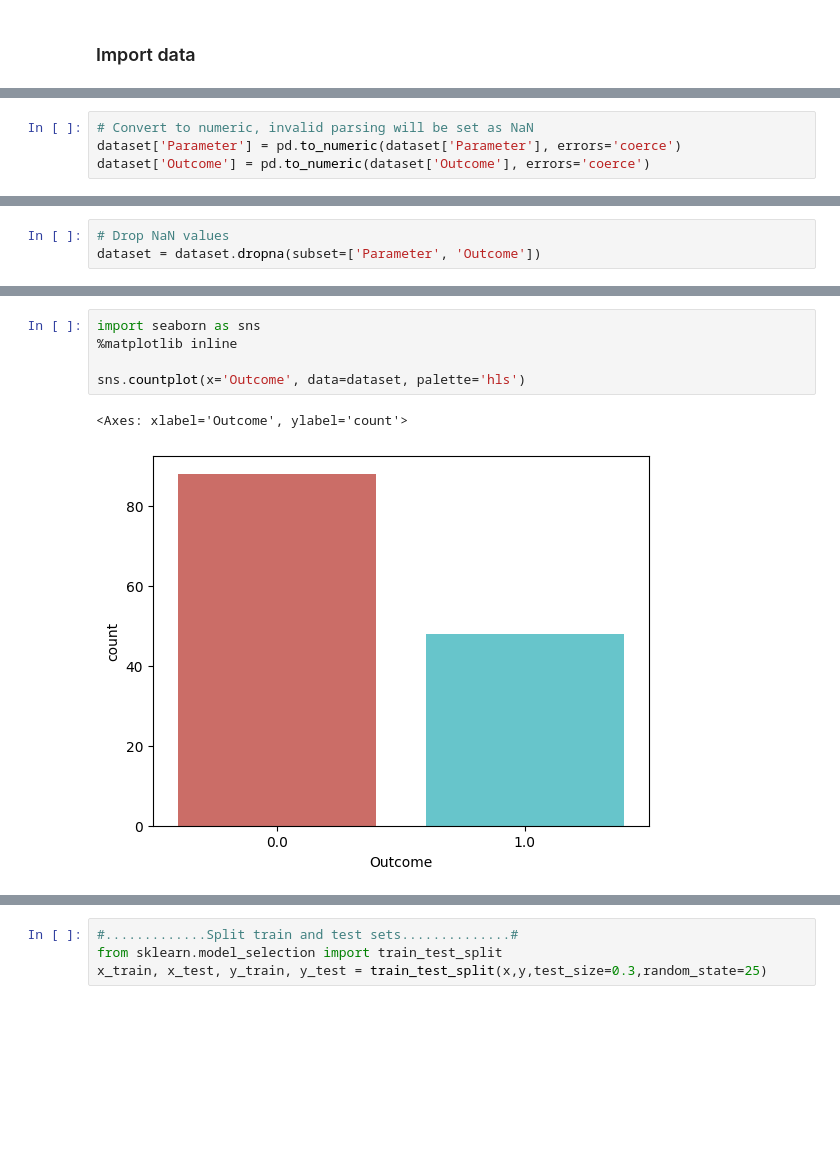
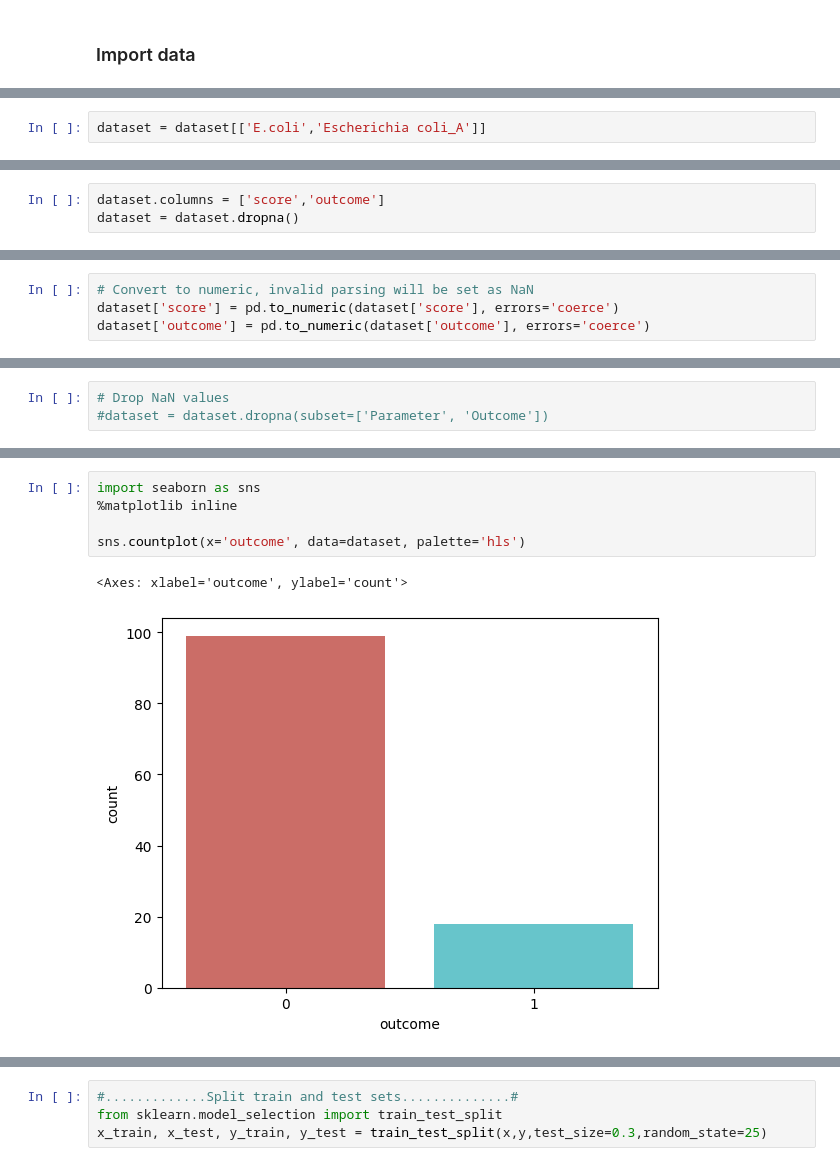
Before and after one commit to neeliit/DiagnosticsPy, a Jupyter notebook: Ecoli.ipynb, the cells around one changed output, grey strips where cells are left out. Cells and saved outputs as stored; diff of their text form; blank space fills up the shorter version.

```diff
--- a/Ecoli.ipynb
+++ b/Ecoli.ipynb
@@ -33,0 +44,2 @@ dataset = dataset.drop('UHID', axis=1)
+# %%
+dataset = dataset[['E.coli','Escherichia coli_A']]
@@ -33,0 +55,3 @@ dataset = dataset.drop('UHID', axis=1)
+# %%
+dataset.columns = ['score','outcome']
+dataset = dataset.dropna()
@@ -34,7 +67,7 @@ dataset = dataset.drop('UHID', axis=1)
 # %%
 # Convert to numeric, invalid parsing will be set as NaN
-dataset['Parameter'] = pd.to_numeric(dataset['Parameter'], errors='coerce')
-dataset['Outcome'] = pd.to_numeric(dataset['Outcome'], errors='coerce')
+dataset['score'] = pd.to_numeric(dataset['score'], errors='coerce')
+dataset['outcome'] = pd.to_numeric(dataset['outcome'], errors='coerce')
 # %%
 dataset.info()
 # %% [output]
@@ -50,6 +83,6 @@ memory usage: 2.4 KB
 # %%
 # Drop NaN values
-dataset = dataset.dropna(subset=['Parameter', 'Outcome'])
+#dataset = dataset.dropna(subset=['Parameter', 'Outcome'])
 # %%
 dataset.info()
 # %% [output]
@@ -69,9 +102,9 @@ dataset.shape
 # %%
 import seaborn as sns
 %matplotlib inline
 
-sns.countplot(x='Outcome', data=dataset, palette='hls')
+sns.countplot(x='outcome', data=dataset, palette='hls')
 # %% [output]
-<Axes: xlabel='Outcome', ylabel='count'>
+<Axes: xlabel='outcome', ylabel='count'>
-[figure, old version]
+[figure, new version]
 # %%
```
Also changed, not shown: parts of 21 cells of this notebook.
